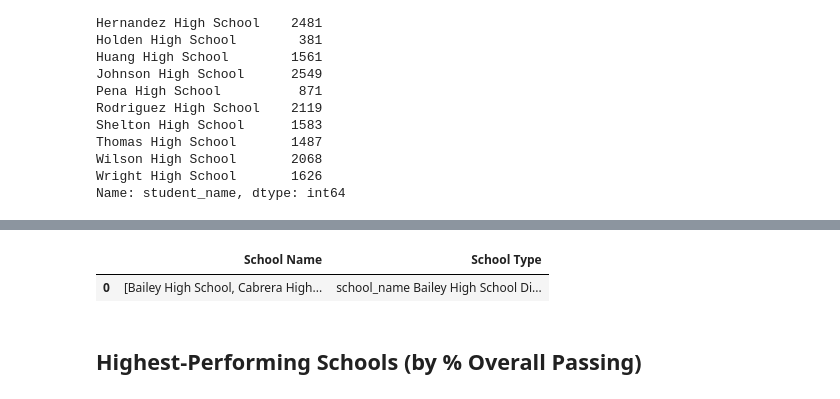
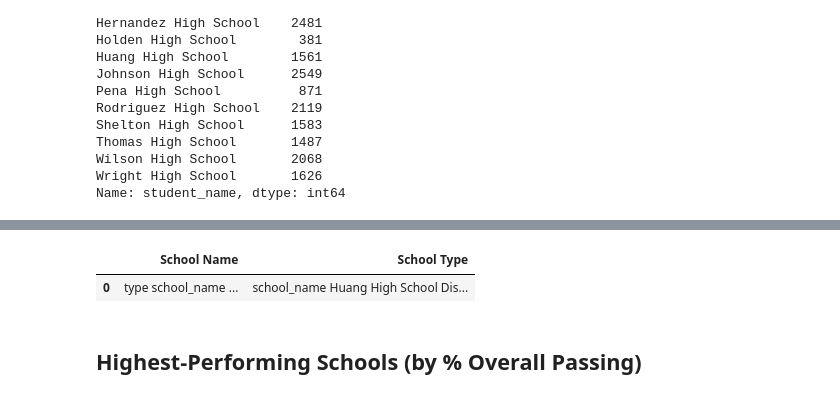
Before and after one commit to DavidsonRCan2/pandas-challenge, a Jupyter notebook: PyCitySchools/main.ipynb, the cells around one changed output, grey strips where cells are left out. Saved outputs shown, nothing was run; the diff lists cells and outputs as text; code cells hidden in the pictures.

```diff
--- a/PyCitySchools/main.ipynb
+++ b/PyCitySchools/main.ipynb
@@ -123,9 +122,8 @@ district_summary
 # %%
 # Use the code provided to select the school type
 school_names = school_data.set_index(["school_name"])["type"]
-school_names = pd.DataFrame(school_names)
-# school_names = school_names.rename(columns={"school_name":"School Name", "":"School Type"})
-school_names
+school_types = pd.DataFrame(school_names)
+school_types
 # %% [output]
 |  | type |
 | school_name |  |
@@ -387,30 +628,30 @@ Name: student_name, dtype: float64
 # %%
 # Create a DataFrame called `per_school_summary` with columns for the calculations above.
-per_school_summary = {'School Name':[school_names],\
-                    'School Type':[school_types]}
+per_school_summary = pd.DataFrame({'School Name':[school_types],\
+                    'School Type':[school_types['type']]})
                     # 'School Student Count':[],\
                     # 'School Budget':[],\
                     # 'School Per Capita Spending':[],\
                     # 'School Average Math Score':[],\
                     # 'School Average Reading Score':[],\
                     # '# of Students Passing Math':[],\
                     # '% Students Passing Math':[],\
                     # '# of Students Passing Reading':[],\
                     # '% Students Passing Reading':[],\
                     # '# of Students Passing Overall':[],\
                     # '% Students Passing Overall':[]}
 
-per_school_summary = pd.DataFrame(per_school_summary)
+# per_school_summary = pd.DataFrame(per_school_summary)
 
 # Formatting
 # per_school_summary["Total School Budget"] = per_school_summary["Total School Budget"].map("${:,.2f}".format)
 # per_school_summary["Per Student Budget"] = per_school_summary["Per Student Budget"].map("${:,.2f}".format)
 
 # # Display the DataFrame
 per_school_summary
 # %% [output]
 |  | School Name | School Type |
-| 0 | [Bailey High School, Cabrera High... | school_name Bailey High School Di... |
+| 0 | type school_name ... | school_name Huang High School Dis... |
 # %% [markdown]
 ## Highest-Performing Schools (by % Overall Passing)
 # %%
```
Also changed, not shown: parts of 21 cells of this notebook.
